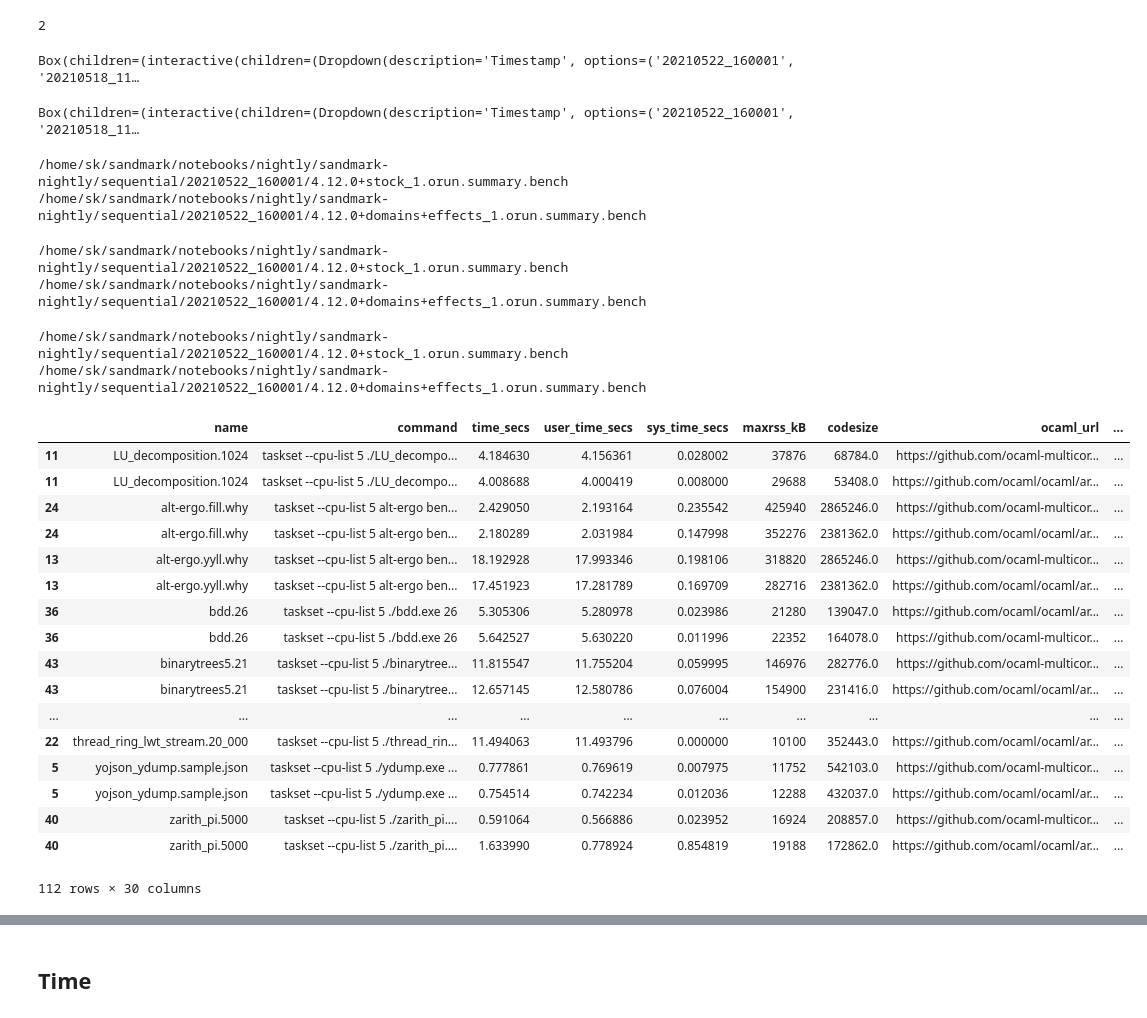
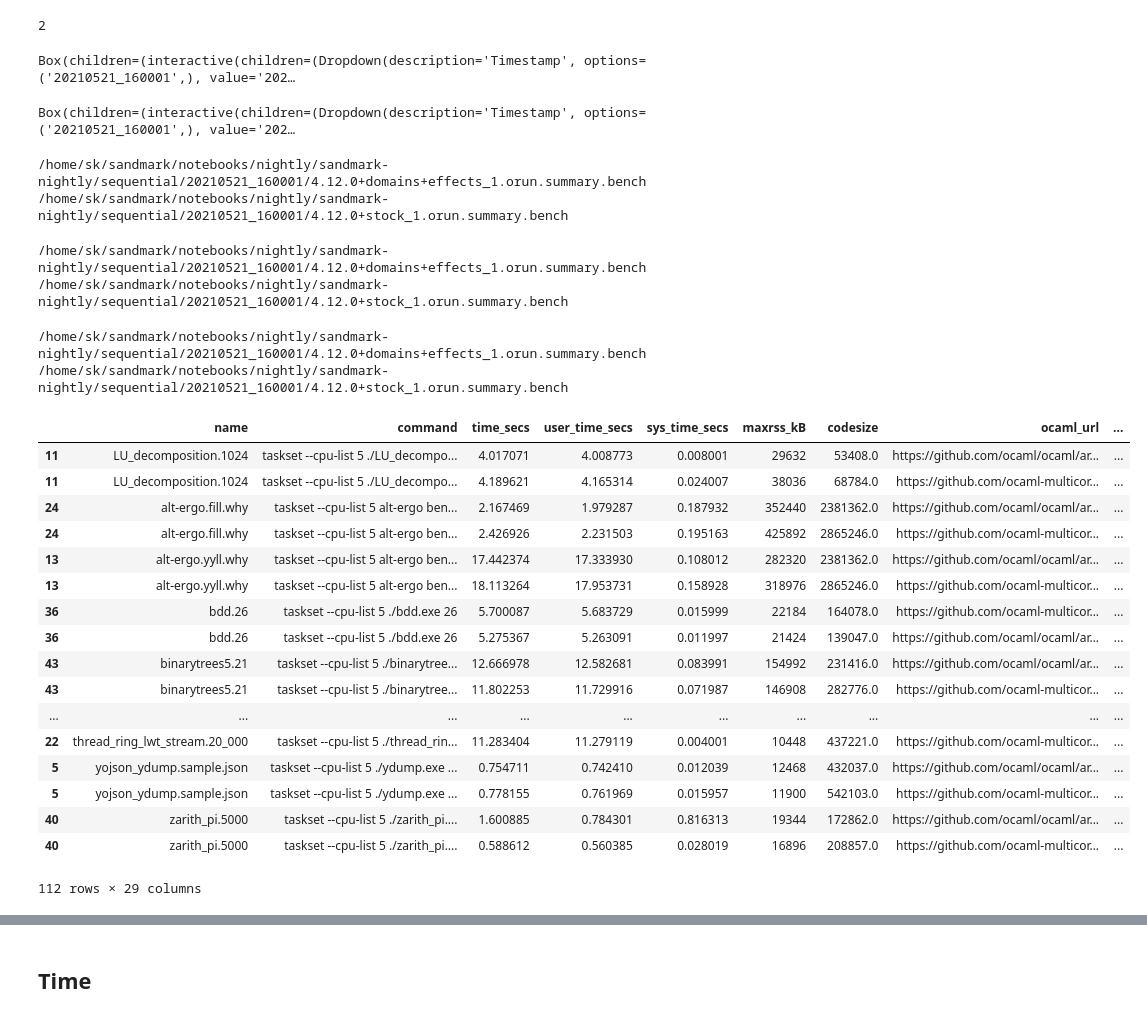
Before and after one commit to shubhamkumar13/sandmark, a Jupyter notebook: notebooks/nightly/sequential_nightly.ipynb, the cells around one changed output, grey strips where cells are left out. Cells and saved outputs as stored; diff of their text form; code cells hidden in the pictures.

```diff
--- a/notebooks/nightly/sequential_nightly.ipynb
+++ b/notebooks/nightly/sequential_nightly.ipynb
@@ -27,7 +25,7 @@ for root, dirs, files in os.walk(artifacts_dir):
 #     print(dirs)
     for file in files:
 #         print(file)
-        if file.endswith(".orun.summary.bench"):
+        if file.endswith("_1.orun.summary.bench"):
             # print(root)
             f = root.split("/sequential/")
 #             print(f)
@@ -128,67 +113,73 @@ print(comparisons.result)
 # %% [output]
 2
 # %%
-matrix = [[0 for x in range(4)] for y in range(comparisons.result)]
+matrix = [[0 for x in range(3)] for y in range(comparisons.result)]
 
 for i in range(comparisons.result):
     matrix[i][0], matrix[i][1] = disp(benches)
 # %% [output]
-Box(children=(interactive(children=(Dropdown(description='Timestamp', options=('20210522_160001', '20210518_11…
+Box(children=(interactive(children=(Dropdown(description='Timestamp', options=('20210521_160001',), value='202…
-Box(children=(interactive(children=(Dropdown(description='Timestamp', options=('20210522_160001', '20210518_11…
+Box(children=(interactive(children=(Dropdown(description='Timestamp', options=('20210521_160001',), value='202…
 # %%
 for i in range(comparisons.result):
-    matrix[i][3] = get_filename(matrix[i][0], matrix[i][1])
+    matrix[i][2] = get_filename(matrix[i][0], matrix[i][1])
+
+# print(matrix[0][2])
+# print(matrix[1][2])
 # %% [output]
-/home/sk/sandmark/notebooks/nightly/sandmark-nightly/sequential/20210522_160001/4.12.0+stock_1.orun.summary.bench
-/home/sk/sandmark/notebooks/nightly/sandmark-nightly/sequential/20210522_160001/4.12.0+domains+effects_1.orun.summary.bench
+/home/sk/sandmark/notebooks/nightly/sandmark-nightly/sequential/20210521_160001/4.12.0+domains+effects_1.orun.summary.bench
+/home/sk/sandmark/notebooks/nightly/sandmark-nightly/sequential/20210521_160001/4.12.0+stock_1.orun.summary.bench
 # %%
+selected_files = []
 for i in range (comparisons.result):
-    print(matrix[i][3])
-    selected_files.append(matrix[i][3])
+    print(matrix[i][2])
+    selected_files.append(matrix[i][2])
+
+# print(selected_files)
 # %% [output]
-/home/sk/sandmark/notebooks/nightly/sandmark-nightly/sequential/20210522_160001/4.12.0+stock_1.orun.summary.bench
-/home/sk/sandmark/notebooks/nightly/sandmark-nightly/sequential/20210522_160001/4.12.0+domains+effects_1.orun.summary.bench
+/home/sk/sandmark/notebooks/nightly/sandmark-nightly/sequential/20210521_160001/4.12.0+domains+effects_1.orun.summary.bench
+/home/sk/sandmark/notebooks/nightly/sandmark-nightly/sequential/20210521_160001/4.12.0+stock_1.orun.summary.bench
 # %%
 data_frames = []
 
 for file in selected_files:
     print(file)
     with open(file) as f:
         data = []
         for l in f:
             data.append(json.loads(l))
         df = pdjson.json_normalize(data)
         df["variant"] = os.path.basename(file).replace("_1.orun.summary.bench","")
-        df["date_variant"] = file.split("/")[-2] + "_" + df["variant"]
+#         df["date_variant"] = file.split("/")[-2] + "_" + df["variant"]
 #         print(df["date_variant"])
         data_frames.append(df)
 
 df = pd.concat (data_frames, sort=False)
 df = df.sort_values(['name'])
 # Uncomment the following to display all the lines in pandas output
 pd.set_option('display.max_rows', df.shape[0]+1)
 df
 # %% [output]
-/home/sk/sandmark/notebooks/nightly/sandmark-nightly/sequential/20210522_160001/4.12.0+stock_1.orun.summary.bench
-/home/sk/sandmark/notebooks/nightly/sandmark-nightly/sequential/20210522_160001/4.12.0+domains+effects_1.orun.summary.bench
+/home/sk/sandmark/notebooks/nightly/sandmark-nightly/sequential/20210521_160001/4.12.0+domains+effects_1.orun.summary.bench
+/home/sk/sandmark/notebooks/nightly/sandmark-nightly/sequential/20210521_160001/4.12.0+stock_1.orun.summary.bench
 |  | name | command | time_secs | user_time_secs | sys_time_secs | maxrss_kB | codesize | ocaml_url | ... |
-| 11 | LU_decomposition.1024 | taskset --cpu-list 5 ./LU_decompo... | 4.184630 | 4.156361 | 0.028002 | 37876 | 68784.0 | https://github.com/ocaml-multicor... | ... |
-| 11 | LU_decomposition.1024 | taskset --cpu-list 5 ./LU_decompo... | 4.008688 | 4.000419 | 0.008000 | 29688 | 53408.0 | https://github.com/ocaml/ocaml/ar... | ... |
-| 24 | alt-ergo.fill.why | taskset --cpu-list 5 alt-ergo ben... | 2.429050 | 2.193164 | 0.235542 | 425940 | 2865246.0 | https://github.com/ocaml-multicor... | ... |
-| 24 | alt-ergo.fill.why | taskset --cpu-list 5 alt-ergo ben... | 2.180289 | 2.031984 | 0.147998 | 352276 | 2381362.0 | https://github.com/ocaml/ocaml/ar... | ... |
-| 13 | alt-ergo.yyll.why | taskset --cpu-list 5 alt-ergo ben... | 18.192928 | 17.993346 | 0.198106 | 318820 | 2865246.0 | https://github.com/ocaml-multicor... | ... |
-| 13 | alt-ergo.yyll.why | taskset --cpu-list 5 alt-ergo ben... | 17.451923 | 17.281789 | 0.169709 | 282716 | 2381362.0 | https://github.com/ocaml/ocaml/ar... | ... |
-| 36 | bdd.26 | taskset --cpu-list 5 ./bdd.exe 26 | 5.305306 | 5.280978 | 0.023986 | 21280 | 139047.0 | https://github.com/ocaml/ocaml/ar... | ... |
-| 36 | bdd.26 | taskset --cpu-list 5 ./bdd.exe 26 | 5.642527 | 5.630220 | 0.011996 | 22352 | 164078.0 | https://github.com/ocaml-multicor... | ... |
-| 43 | binarytrees5.21 | taskset --cpu-list 5 ./binarytree... | 11.815547 | 11.755204 | 0.059995 | 146976 | 282776.0 | https://github.com/ocaml-multicor... | ... |
-| 43 | binarytrees5.21 | taskset --cpu-list 5 ./binarytree... | 12.657145 | 12.580786 | 0.076004 | 154900 | 231416.0 | https://github.com/ocaml/ocaml/ar... | ... |
+| 11 | LU_decomposition.1024 | taskset --cpu-list 5 ./LU_decompo... | 4.017071 | 4.008773 | 0.008001 | 29632 | 53408.0 | https://github.com/ocaml/ocaml/ar... | ... |
+| 11 | LU_decomposition.1024 | taskset --cpu-list 5 ./LU_decompo... | 4.189621 | 4.165314 | 0.024007 | 38036 | 68784.0 | https://github.com/ocaml-multicor... | ... |
+| 24 | alt-ergo.fill.why | taskset --cpu-list 5 alt-ergo ben... | 2.167469 | 1.979287 | 0.187932 | 352440 | 2381362.0 | https://github.com/ocaml/ocaml/ar... | ... |
+| 24 | alt-ergo.fill.why | taskset --cpu-list 5 alt-ergo ben... | 2.426926 | 2.231503 | 0.195163 | 425892 | 2865246.0 | https://github.com/ocaml-multicor... | ... |
+| 13 | alt-ergo.yyll.why | taskset --cpu-list 5 alt-ergo ben... | 17.442374 | 17.333930 | 0.108012 | 282320 | 2381362.0 | https://github.com/ocaml/ocaml/ar... | ... |
+| 13 | alt-ergo.yyll.why | taskset --cpu-list 5 alt-ergo ben... | 18.113264 | 17.953731 | 0.158928 | 318976 | 2865246.0 | https://github.com/ocaml-multicor... | ... |
+| 36 | bdd.26 | taskset --cpu-list 5 ./bdd.exe 26 | 5.700087 | 5.683729 | 0.015999 | 22184 | 164078.0 | https://github.com/ocaml-multicor... | ... |
+| 36 | bdd.26 | taskset --cpu-list 5 ./bdd.exe 26 | 5.275367 | 5.263091 | 0.011997 | 21424 | 139047.0 | https://github.com/ocaml/ocaml/ar... | ... |
+| 43 | binarytrees5.21 | taskset --cpu-list 5 ./binarytree... | 12.666978 | 12.582681 | 0.083991 | 154992 | 231416.0 | https://github.com/ocaml/ocaml/ar... | ... |
+| 43 | binarytrees5.21 | taskset --cpu-list 5 ./binarytree... | 11.802253 | 11.729916 | 0.071987 | 146908 | 282776.0 | https://github.com/ocaml-multicor... | ... |
 | ... | ... | ... | ... | ... | ... | ... | ... | ... | ... |
-| 22 | thread_ring_lwt_stream.20_000 | taskset --cpu-list 5 ./thread_rin... | 11.494063 | 11.493796 | 0.000000 | 10100 | 352443.0 | https://github.com/ocaml/ocaml/ar... | ... |
-| 5 | yojson_ydump.sample.json | taskset --cpu-list 5 ./ydump.exe ... | 0.777861 | 0.769619 | 0.007975 | 11752 | 542103.0 | https://github.com/ocaml-multicor... | ... |
-| 5 | yojson_ydump.sample.json | taskset --cpu-list 5 ./ydump.exe ... | 0.754514 | 0.742234 | 0.012036 | 12288 | 432037.0 | https://github.com/ocaml/ocaml/ar... | ... |
-| 40 | zarith_pi.5000 | taskset --cpu-list 5 ./zarith_pi.... | 0.591064 | 0.566886 | 0.023952 | 16924 | 208857.0 | https://github.com/ocaml-multicor... | ... |
-| 40 | zarith_pi.5000 | taskset --cpu-list 5 ./zarith_pi.... | 1.633990 | 0.778924 | 0.854819 | 19188 | 172862.0 | https://github.com/ocaml/ocaml/ar... | ... |
+| 22 | thread_ring_lwt_stream.20_000 | taskset --cpu-list 5 ./thread_rin... | 11.283404 | 11.279119 | 0.004001 | 10448 | 437221.0 | https://github.com/ocaml-multicor... | ... |
+| 5 | yojson_ydump.sample.json | taskset --cpu-list 5 ./ydump.exe ... | 0.754711 | 0.742410 | 0.012039 | 12468 | 432037.0 | https://github.com/ocaml/ocaml/ar... | ... |
+| 5 | yojson_ydump.sample.json | taskset --cpu-list 5 ./ydump.exe ... | 0.778155 | 0.761969 | 0.015957 | 11900 | 542103.0 | https://github.com/ocaml-multicor... | ... |
+| 40 | zarith_pi.5000 | taskset --cpu-list 5 ./zarith_pi.... | 1.600885 | 0.784301 | 0.816313 | 19344 | 172862.0 | https://github.com/ocaml/ocaml/ar... | ... |
+| 40 | zarith_pi.5000 | taskset --cpu-list 5 ./zarith_pi.... | 0.588612 | 0.560385 | 0.028019 | 16896 | 208857.0 | https://github.com/ocaml-multicor... | ... |
-112 rows × 30 columns
+112 rows × 29 columns
 # %%
 df = df[(df.name != 'alt-ergo.fill.why') &         #multicore version does not exist
         (df.name != 'alt-ergo.yyll.why') &         #multicore version does not exist
```
Also changed, not shown: parts of 12 cells of this notebook, 45 other files.
